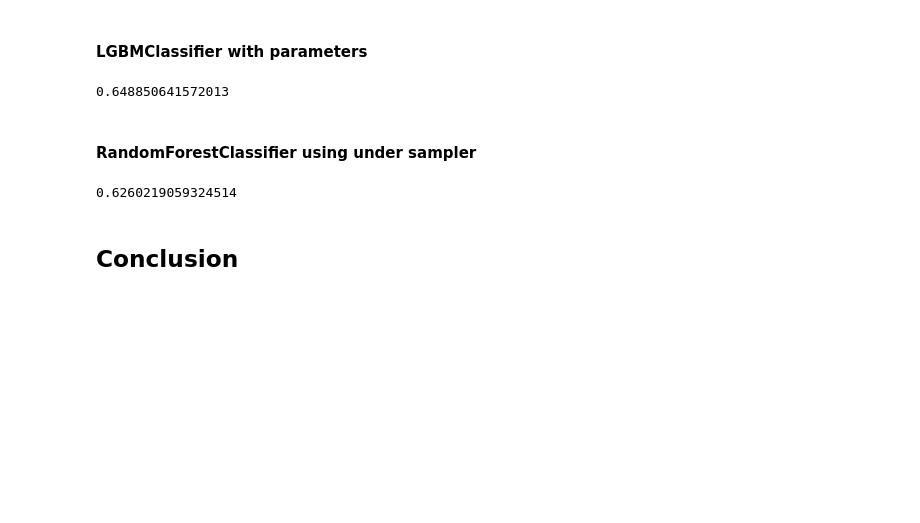
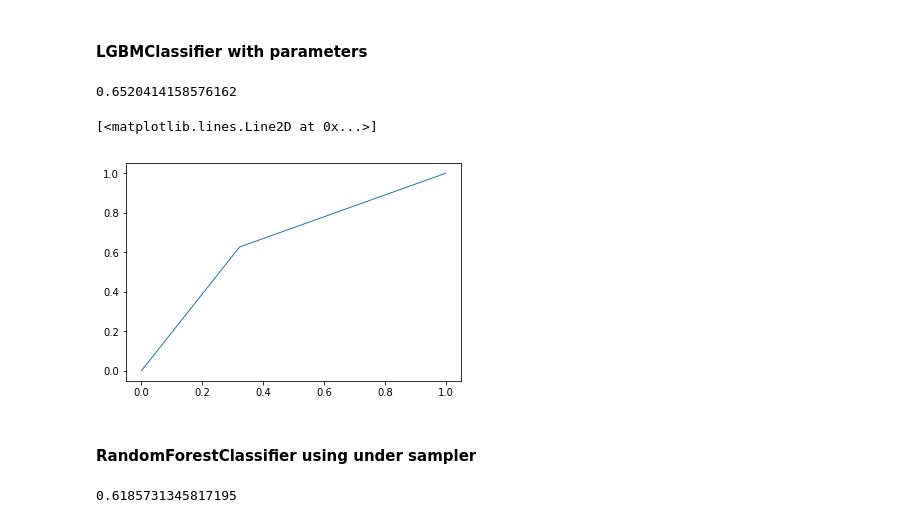
Before and after one commit to Naihan/TCDS, a Jupyter notebook: master/notebooks/loans_master.ipynb, the cells around one changed output. Saved outputs shown, nothing was run; the diff lists cells and outputs as text; code cells hidden in the pictures; blank space fills up the shorter version.

```diff
--- a/master/notebooks/loans_master.ipynb
+++ b/master/notebooks/loans_master.ipynb
@@ -726,22 +726,21 @@ After reading and debaiting we decidd to use LGBMClassifier with patamaters and
 LIGHTGBM_PARAMS = {
     'boosting_type': 'goss',
     'n_estimators': 10000,
-    'learning_rate': 0.005134,
-    'num_leaves': 54,
-    'max_depth': 10,
-    'subsample_for_bin': 240000,
+    'learning_rate': 0.001134,
+    'num_leaves': 20,
+    'max_depth': 50,
+    'subsample_for_bin': 340000,
     'reg_alpha': 0.436193,
     'reg_lambda': 0.479169,
     'colsample_bytree': 0.508716,
-    'min_split_gain': 0.024766,
+    'min_split_gain': 0.014766,
     'subsample': 1,
     'is_unbalance': True,
     'silent':-1,
     'verbose':-1
 }
-RANDOM_SEED = 737851
+RANDOM_SEED = 32134
 NUM_THREADS = 8
-EARLY_STOPPING = 100
 params = {'random_state': RANDOM_SEED, 'nthread': NUM_THREADS}
 # %%
 lgb_model = LGBMClassifier(**{**params, **LIGHTGBM_PARAMS})
@@ -752,7 +751,12 @@ fpr, tpr, thrasholds = roc_curve(y_test, lgb_pred, pos_label=1)
 roc_auc = auc(fpr, tpr)
 print(roc_auc)
 # %% [output]
-0.648850641572013
+0.6520414158576162
+# %%
+plt.plot(fpr, tpr, lw=1)
+# %% [output]
+[<matplotlib.lines.Line2D at 0x...>]
+[figure, added]
 # %% [markdown]
 #### RandomForestClassifier using under sampler
 # %%
@@ -768,6 +772,4 @@ fpr, tpr, thrasholds = roc_curve(y_test, rfc_predict, pos_label=1)
 roc_auc = auc(fpr, tpr)
 print(roc_auc)
 # %% [output]
-0.6260219059324514
+0.6185731345817195
-# %% [markdown]
-## Conclusion
```
Also changed, not shown: parts of 3 cells of this notebook.
